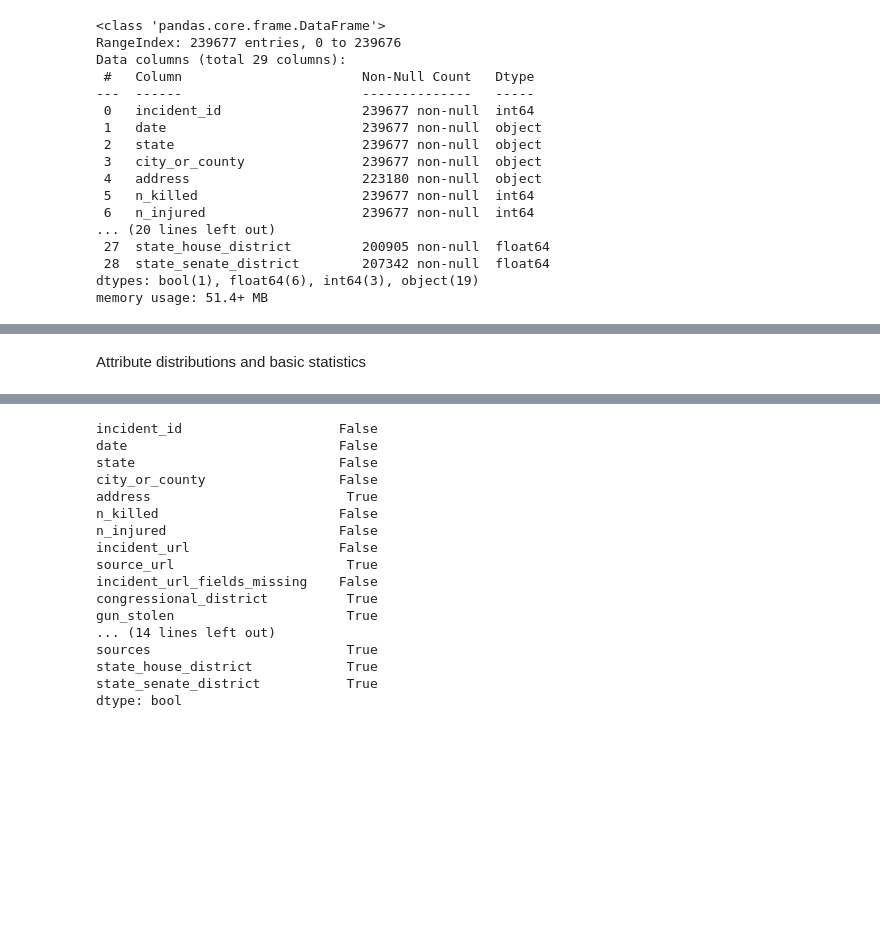
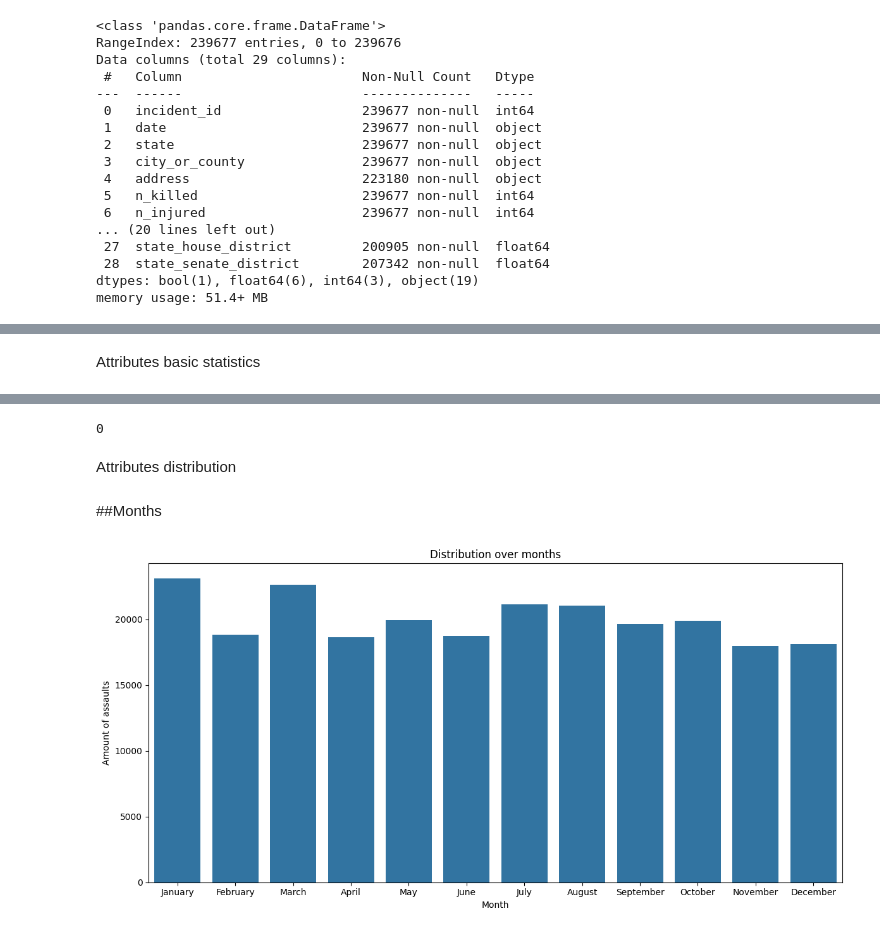
Before and after one commit to IwsonHD/GunViolenceDataExplorationProject, a Jupyter notebook: notebooks/01_data_EDA.ipynb, the cells around one changed output, grey strips where cells are left out. Cells and saved outputs as stored; diff of their text form; code cells hidden in the pictures; blank space fills up the shorter version.

Commit message:
Added some more data characteristics overview and distibution over months

```diff
--- a/notebooks/01_data_EDA.ipynb
+++ b/notebooks/01_data_EDA.ipynb
@@ -54,5 +112,5 @@ memory usage: 51.4+ MB
 # %% [markdown]
-Attribute distributions and basic statistics
+Attributes basic statistics
 # %%
 df.describe(include='all')
 # %% [output]
@@ -68,23 +126,27 @@ df.describe(include='all')
 | 50% | 5.435870e+05 | NaN | NaN | NaN | NaN | 0.000000 | 0.000000 | NaN | NaN | ... |
 | 75% | 8.172280e+05 | NaN | NaN | NaN | NaN | 0.000000 | 1.000000 | NaN | NaN | ... |
 | max | 1.083472e+06 | NaN | NaN | NaN | NaN | 50.000000 | 53.000000 | NaN | NaN | ... |
-# %%
-df.isnull().any()
-# %% [output]
-incident_id                    False
-date                           False
-state                          False
-city_or_county                 False
-address                         True
-n_killed                       False
-n_injured                      False
-incident_url                   False
-source_url                      True
-incident_url_fields_missing    False
-congressional_district          True
-gun_stolen                      True
-... (14 lines left out)
-sources                         True
-state_house_district            True
-state_senate_district           True
-dtype: bool
+# %%
+df.shape[0] - df['incident_id'].nunique()
+# %% [output]
+0
+# %% [markdown]
+Attributes distribution
+# %% [markdown]
+##Months
+# %%
+#Assults distribution over months of their occurance
+df['date'] = pd.to_datetime(df['date'], errors='coerce')
+df['month'] = df['date'].dt.month_name()
+month_order = ['January', 'February', 'March', 'April', 'May', 'June',
+               'July', 'August', 'September', 'October', 'November', 'December']
+
+plt.figure(figsize=(12,6))
+sns.countplot(df, x='month', order=month_order)
+plt.title("Distribution over months")
+plt.xlabel("Month")
+plt.ylabel("Amount of assaults")
+plt.tight_layout()
+plt.show()
+# %% [output]
+[figure, added]
```
Also changed, not shown: parts of 7 cells of this notebook, 1 other file.
